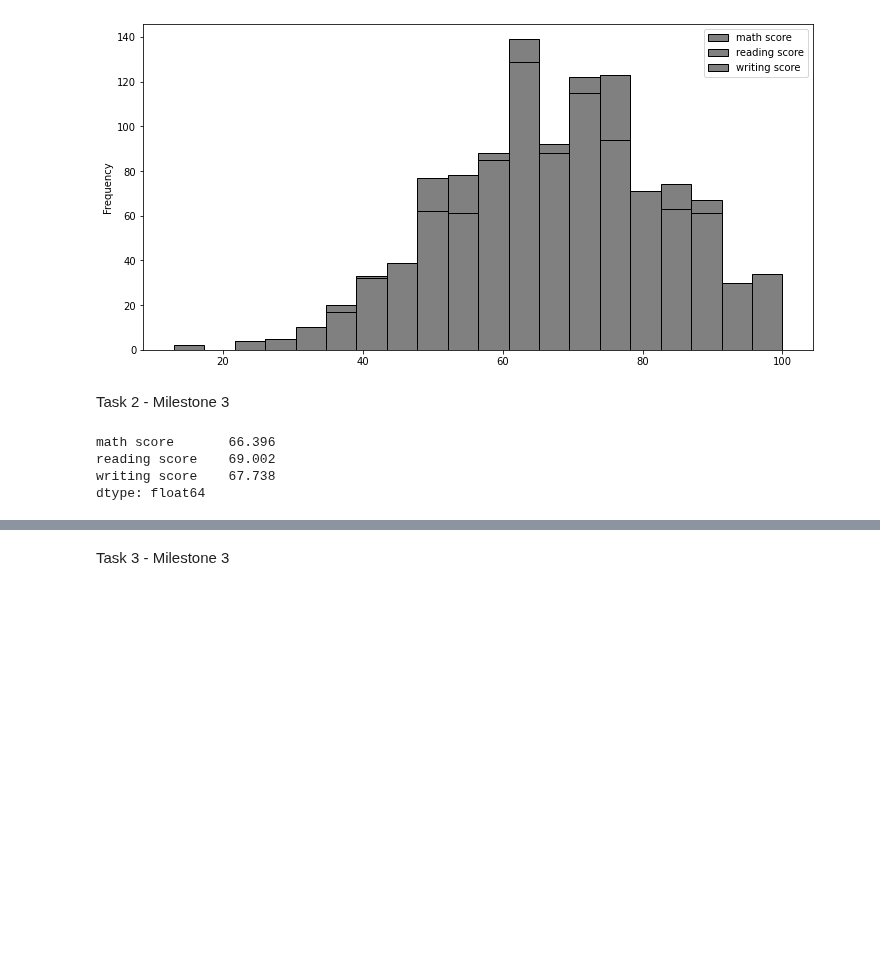
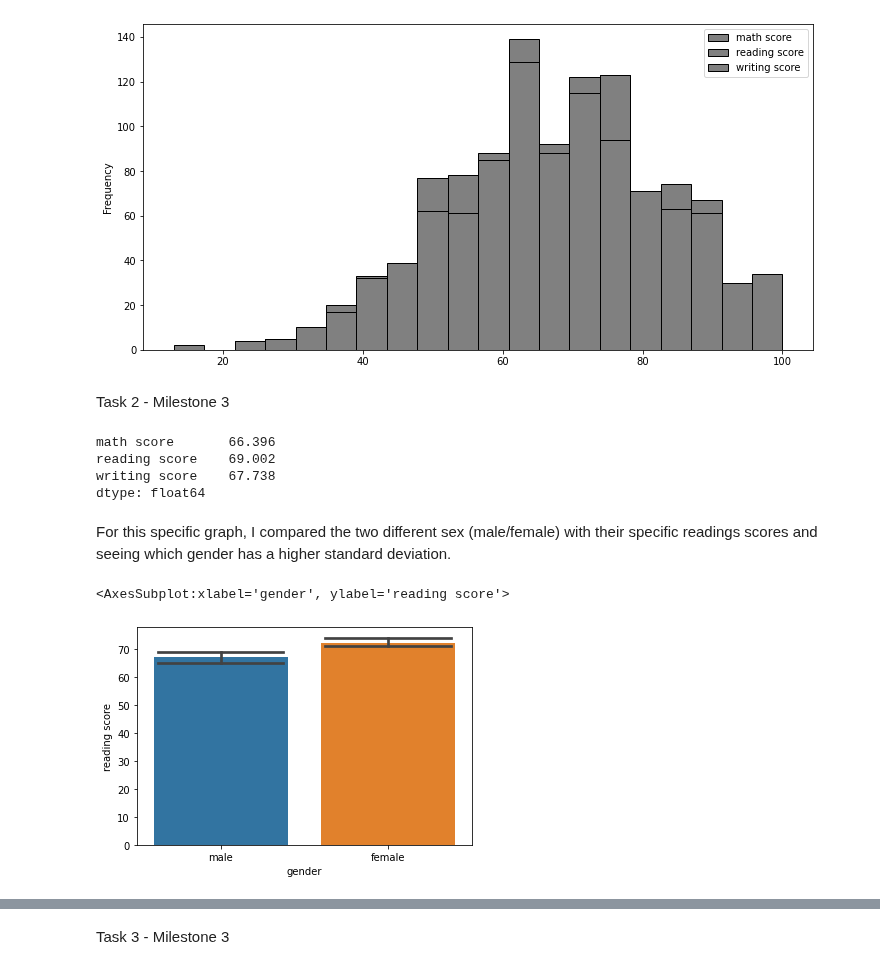
Before and after one commit to ubco-W2022T1-cosc301/project-group01, a Jupyter notebook: notebooks/analysis2.ipynb, the cells around one changed output, grey strips where cells are left out. Saved outputs shown, nothing was run; the diff lists cells and outputs as text; code cells hidden in the pictures; blank space fills up the shorter version.

```diff
--- a/notebooks/analysis2.ipynb
+++ b/notebooks/analysis2.ipynb
@@ -113,3 +102,15 @@ math score       66.396
 reading score    69.002
 writing score    67.738
 dtype: float64
+# %% [markdown]
+For this specific graph, I compared the two different sex (male/female) with their specific readings scores and seeing which gender has a higher standard deviation.
+# %%
+import numpy as np
+import pandas as pd
+import matplotlib.pylab as plt
+import seaborn as sns
+d = pd.read_csv('../data/raw/exams.csv')
+sns.barplot(x='gender',y='reading score', data=d, estimator=np.median, capsize =0.75)
+# %% [output]
+<AxesSubplot:xlabel='gender', ylabel='reading score'>
+[figure, added]
```
Also changed, not shown: parts of 11 cells of this notebook, 1 other file.
